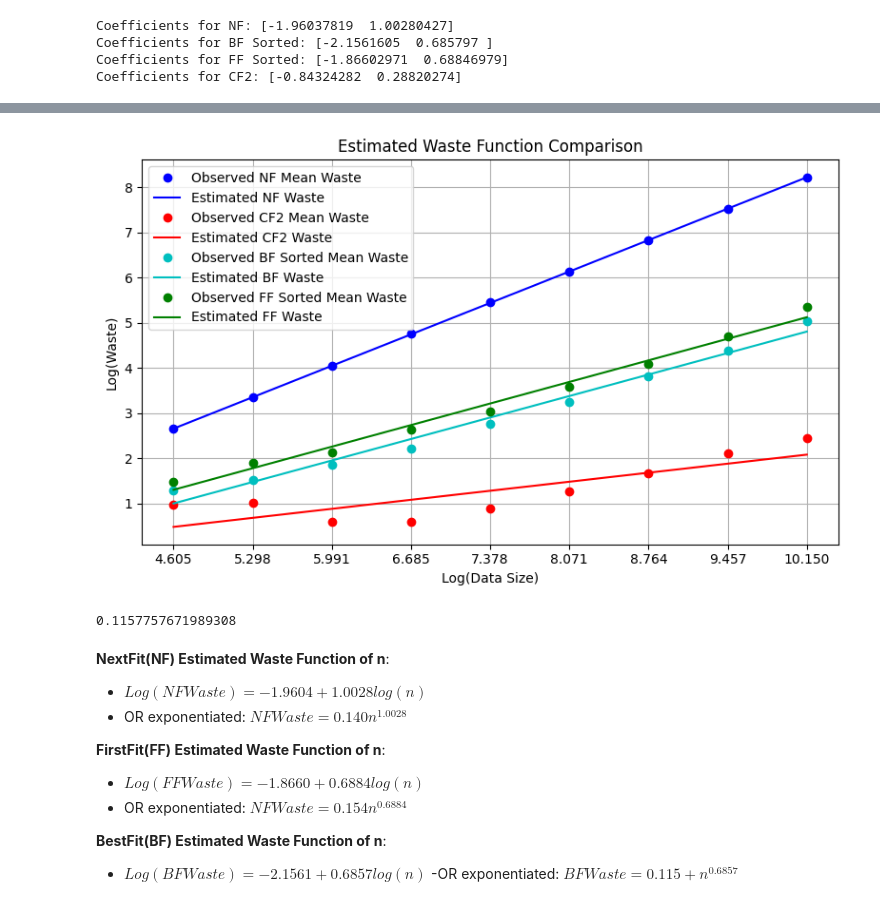
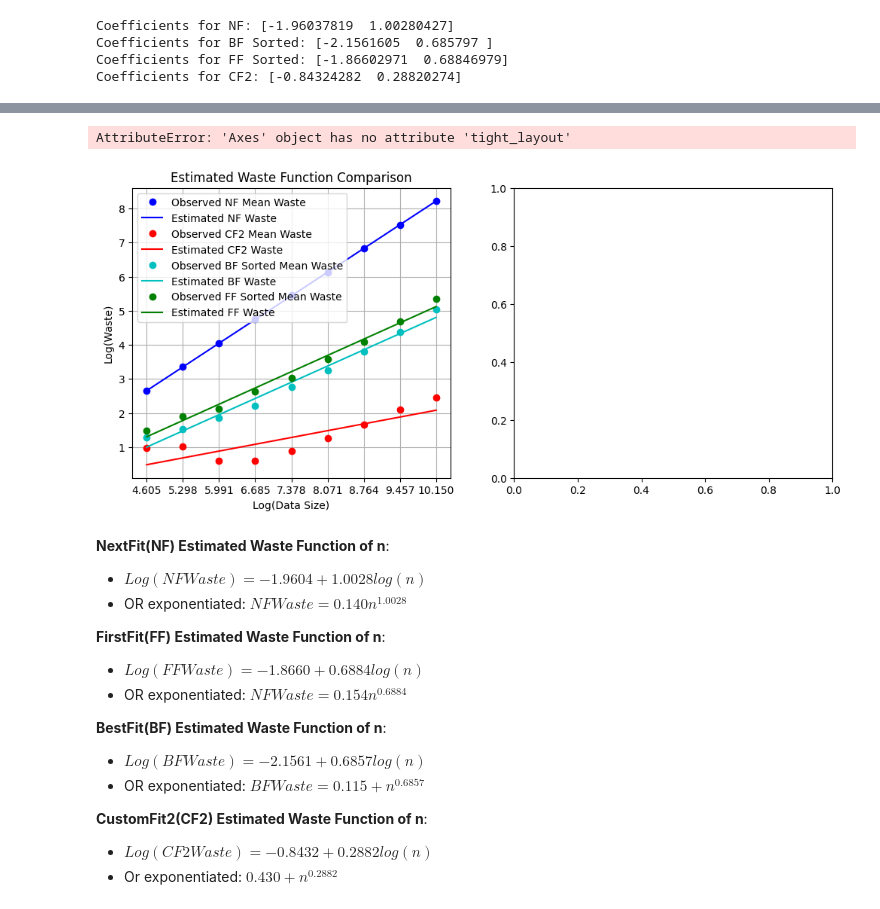
Before and after one commit to connormcmanigal/bin-packing-analysis, a Jupyter notebook: report.ipynb, the cells around one changed output, grey strips where cells are left out. Saved outputs shown, nothing was run; the diff lists cells and outputs as text; code cells hidden in the pictures.

```diff
--- a/report.ipynb
+++ b/report.ipynb
@@ -667,31 +734,51 @@ Coefficients for CF2: [-0.84324282  0.28820274]
 # %%
-plt.figure(figsize=(8, 5))
-plt.plot(log_data_sizes, log_nf_waste, 'bo', label = 'Observed NF Mean Waste')
-plt.plot(log_data_sizes, model_nf.fittedvalues, 'b-', label = 'Estimated NF Waste')
+fig, axes = plt.subplots(1, 2, figsize=(12, 5))
 
-plt.plot(log_data_sizes, log_cf2_waste, 'ro', label = 'Observed CF2 Mean Waste')
-plt.plot(log_data_sizes, model_cf2.fittedvalues, 'r-', label = 'Estimated CF2 Waste')
+# axes[0,1].figure(figsize=(8, 5))
+axes[0].plot(log_data_sizes, log_nf_waste, 'bo', label = 'Observed NF Mean Waste')
+axes[0].plot(log_data_sizes, model_nf.fittedvalues, 'b-', label = 'Estimated NF Waste')
 
-plt.plot(log_data_sizes, log_bf_waste, 'co', label = 'Observed BF Sorted Mean Waste')
-plt.plot(log_data_sizes, model_bf.fittedvalues, 'c-', label = 'Estimated BF Waste')
+axes[0].plot(log_data_sizes, log_cf2_waste, 'ro', label = 'Observed CF2 Mean Waste')
+axes[0].plot(log_data_sizes, model_cf2.fittedvalues, 'r-', label = 'Estimated CF2 Waste')
 
-plt.plot(log_data_sizes, log_ff_waste, 'go', label = 'Observed FF Sorted Mean Waste')
-plt.plot(log_data_sizes, model_ff.fittedvalues, 'g-', label = 'Estimated FF Waste')
+axes[0].plot(log_data_sizes, log_bf_waste, 'co', label = 'Observed BF Sorted Mean Waste')
+axes[0].plot(log_data_sizes, model_bf.fittedvalues, 'c-', label = 'Estimated BF Waste')
 
-plt.xlabel('Log(Data Size)')
-plt.ylabel('Log(Waste)')
-plt.xticks(log_data_sizes)
-plt.legend()
-plt.title('Estimated Waste Function Comparison')
+axes[0].plot(log_data_sizes, log_ff_waste, 'go', label = 'Observed FF Sorted Mean Waste')
+axes[0].plot(log_data_sizes, model_ff.fittedvalues, 'g-', label = 'Estimated FF Waste')
+
+axes[0].set_xlabel('Log(Data Size)')
+axes[0].set_ylabel('Log(Waste)')
+axes[0].set_xticks(log_data_sizes)
+axes[0].legend()
+axes[0].set_title('Estimated Waste Function Comparison')
+axes[0].grid()
+
+########
+axes[1].plot(log_data_sizes, log_nf_time, 'bo', label = 'Observed NF Mean Runtime')
+axes[1].plot(log_data_sizes, model_nf_time.fittedvalues, 'b-', label = 'Estimated NF Runtime')
+
+axes[1].plot(log_data_sizes, log_cf2_time, 'ro', label = 'Observed CF2 Mean Runtime')
+axes[1].plot(log_data_sizes, model_cf2_time.fittedvalues, 'r-', label = 'Estimated CF2 Runtime')
+
+axes[1].plot(log_data_sizes, log_bf_time, 'co', label = 'Observed BF Sorted Mean Runtime')
+axes[1].plot(log_data_sizes, model_bf_time.fittedvalues, 'c-', label = 'Estimated BF Runtime')
+
+axes[1].plot(log_data_sizes, log_ff_time, 'go', label = 'Observed FF Sorted Mean Runtime')
+axes[1].plot(log_data_sizes, model_ff_time.fittedvalues, 'g-', label = 'Estimated FF Runtime')
+
+axes[1].set_xlabel('Log(Data Size)')
+axes[1].set_ylabel('Log(Runtime)')
+axes[1].set_xticks(log_data_sizes)
+axes[1].legend()
+axes[1].set_title('Estimated Runtime Function Comparison')
+axes[1].grid()
+
 plt.tight_layout()
-plt.grid()
 plt.show()
 # %% [output]
+AttributeError: 'Axes' object has no attribute 'tight_layout'
-[figure, old version]
+[figure, new version]
-# %%
-np.exp(-2.1561)
-# %% [output]
-0.1157757671989308
 # %% [markdown]
 **NextFit(NF) Estimated Waste Function of n**:
 - $Log(NFWaste) = -1.9604 + 1.0028 log(n)$
@@ -703,4 +790,8 @@ np.exp(-2.1561)
 
 **BestFit(BF) Estimated Waste Function of n**:
 - $Log(BFWaste) = -2.1561 + 0.6857 log(n)$
--OR exponentiated: $BFWaste = 0.115 + n^{0.6857}$
+- OR exponentiated: $BFWaste = 0.115 + n^{0.6857}$
+
+**CustomFit2(CF2) Estimated Waste Function of n**:
+- $Log(CF2Waste) = -0.8432 + 0.2882 log(n)$
+- Or exponentiated: $0.430 + n^{0.2882}$
```
Also changed, not shown: parts of 5 cells of this notebook.
